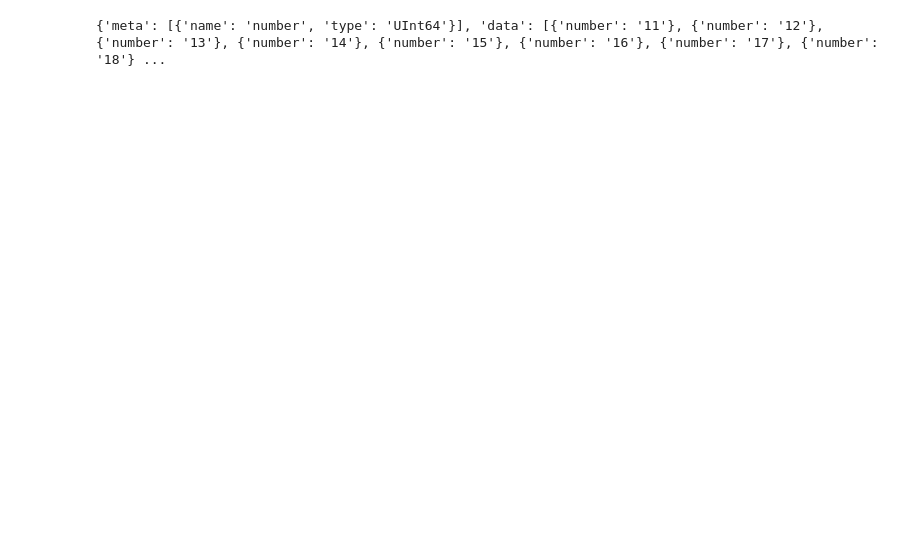
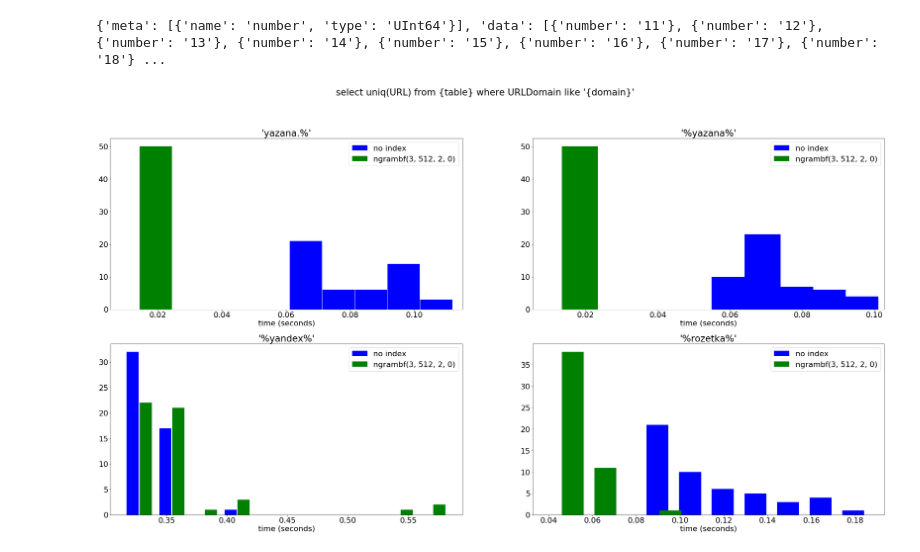
Before and after one commit to stavrolia/ClickHouseAnalysingNotebook, a Jupyter notebook: indices_test.ipynb, the cells around one changed output. Saved outputs shown, nothing was run; the diff lists cells and outputs as text; code cells hidden in the pictures; blank space fills up the shorter version.

```diff
--- a/indices_test.ipynb
+++ b/indices_test.ipynb
@@ -40 +42,26 @@ TEST_RUN = 50
+# %%
+# URLDomain test
+data_table = 'datasets.hits_v1'
+no_index_table = 'datasets.hits_v1'
+ngram_index_table = 'default.hits_3gram' # alter table hits_3gram add index domain (URLDomain) TYPE ngrambf(3, 512, 2, 0) GRANULARITY 1
+
+
+test_tables = [no_index_table, ngram_index_table]
+labels = ['no index', 'ngrambf(3, 512, 2, 0)']
+colors = ['b', 'g']
+query = 'select uniq(URL) from {table} where URLDomain like \'{domain}\''
+domains= ['yazana.%', '%yazana%', '%yandex%', '%rozetka%']
+
+
+f, axs = plt.subplots(2, len(domains)// 2, figsize=(10 * len(domains), 20))
+f.suptitle(query)
+
+for i in range(len(domains)):
+    times = getTimes(TEST_RUN, *[query.format(table=table, domain=domains[i]) for table in test_tables])
+    axs[i // 2][int(i % 2)].hist(times, color = ['b', 'g'], width=0.01, label=labels)
+    axs[i // 2][int(i % 2)].legend(labels)
+    axs[i // 2][int(i % 2)].set_xlabel('time (seconds)')
+    axs[i // 2][int(i % 2)].set_title("'{}'".format(domains[i]))
+# %% [output]
+[figure, added]
 # %%
```
Also changed, not shown: parts of 6 cells of this notebook.
